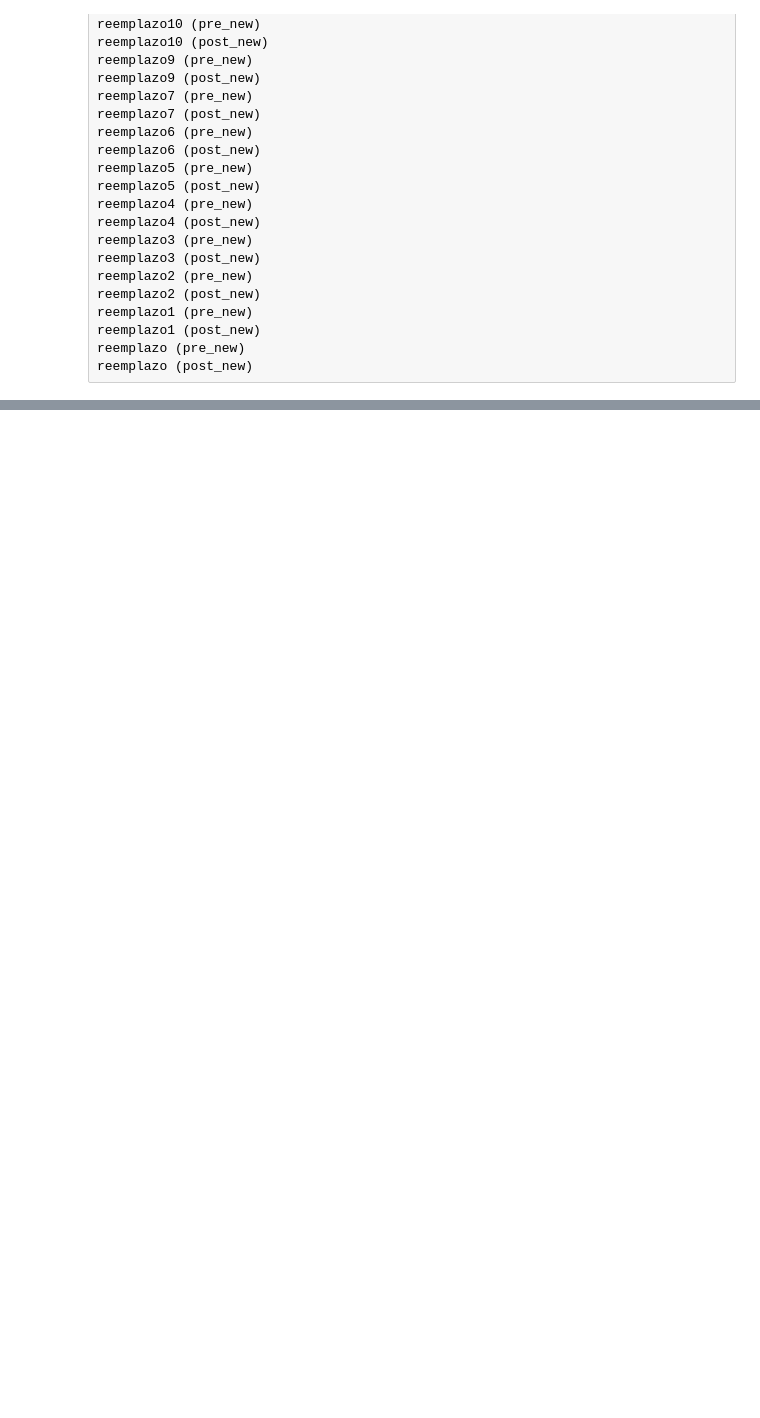
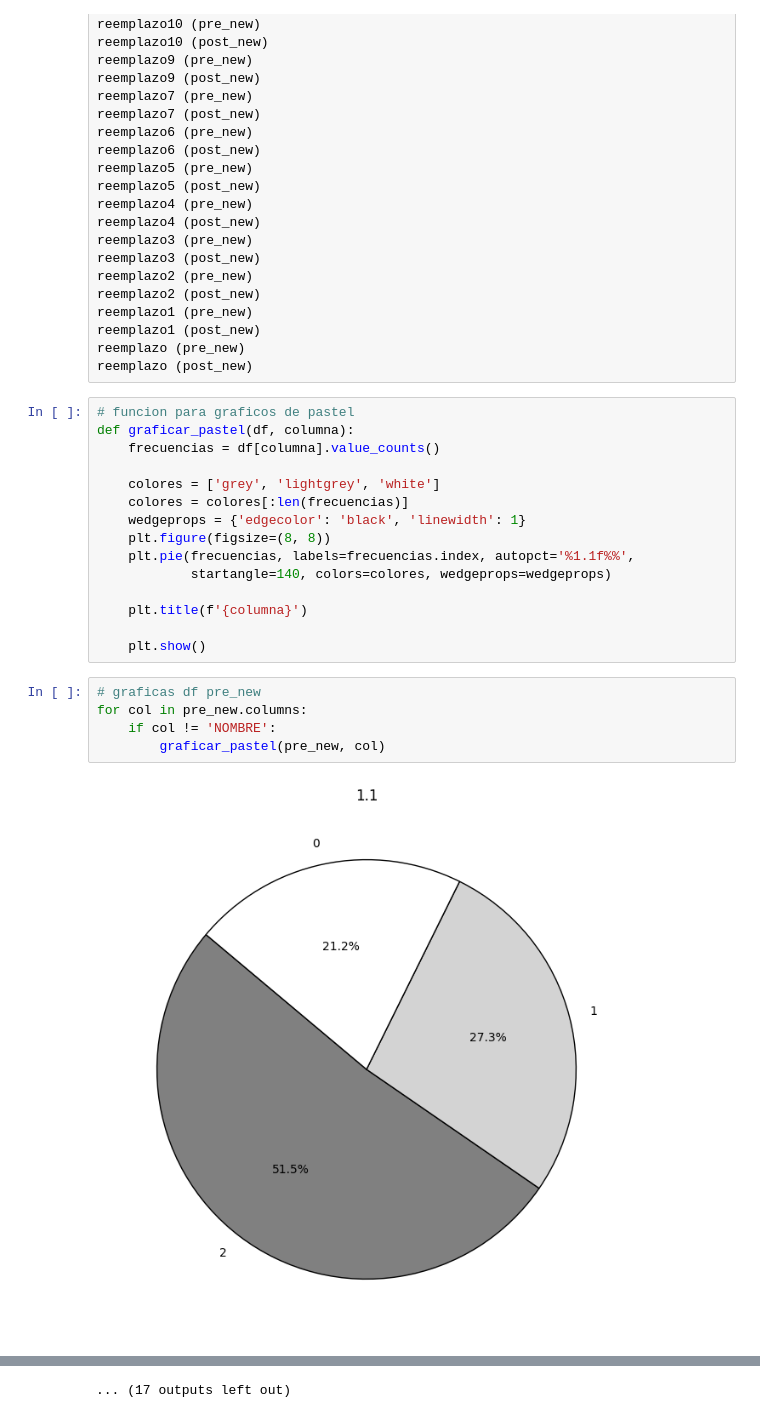
Before and after one commit to heber4543/stress_pre_post, a Jupyter notebook: analisis_1.ipynb, the cells around one changed output, grey strips where cells are left out. Drawn from its saved outputs; the diff is of its cells as text; blank space fills up the shorter version.

```diff
--- a/analisis_1.ipynb
+++ b/analisis_1.ipynb
@@ -277,3 +264,25 @@ reemplazo1 (pre_new)
 reemplazo1 (post_new)
 reemplazo (pre_new)
 reemplazo (post_new)
+# %%
+# funcion para graficos de pastel
+def graficar_pastel(df, columna):
+    frecuencias = df[columna].value_counts()
+
+    colores = ['grey', 'lightgrey', 'white']
+    colores = colores[:len(frecuencias)]
+    wedgeprops = {'edgecolor': 'black', 'linewidth': 1}
+    plt.figure(figsize=(8, 8))
+    plt.pie(frecuencias, labels=frecuencias.index, autopct='%1.1f%%',
+            startangle=140, colors=colores, wedgeprops=wedgeprops)
+
+    plt.title(f'{columna}')
+
+    plt.show()
+# %%
+# graficas df pre_new
+for col in pre_new.columns:
+    if col != 'NOMBRE':
+        graficar_pastel(pre_new, col)
+# %% [output]
+[figure, added]
@@ -279,0 +300 @@ reemplazo (post_new)
+... (17 outputs left out)
```
Also changed, not shown: parts of 12 cells of this notebook.
